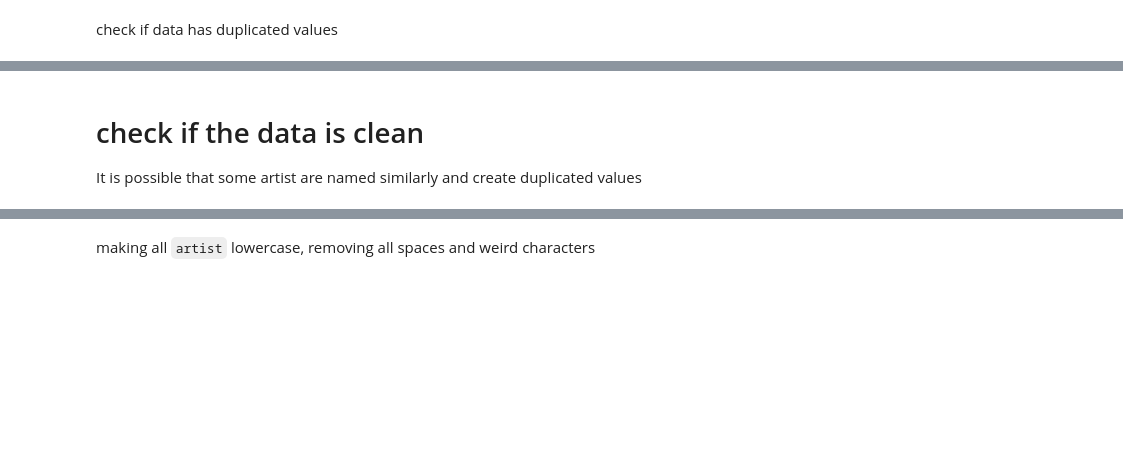
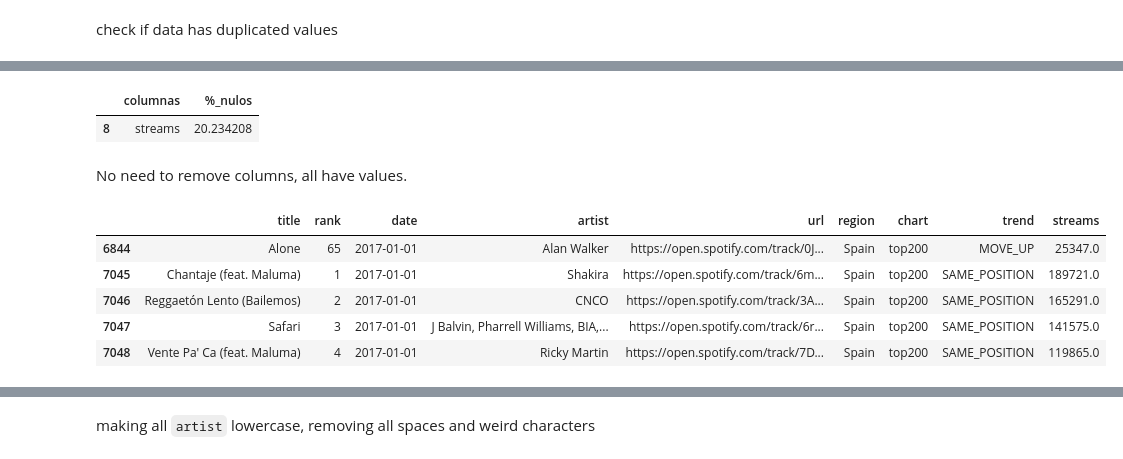
Before and after one commit to annassanchez/ETL_project, a Jupyter notebook: notebooks/1-extraction_cleaning_csv.ipynb, the cells around one changed output, grey strips where cells are left out. Saved outputs shown, nothing was run; the diff lists cells and outputs as text; code cells hidden in the pictures; blank space fills up the shorter version.

```diff
--- a/notebooks/1-extraction_cleaning_csv.ipynb
+++ b/notebooks/1-extraction_cleaning_csv.ipynb
@@ -67,3 +64,0 @@ data_new.head()
-# %% [markdown]
-# check if the data is clean
-It is possible that some artist are named similarly and create duplicated values
@@ -74,0 +65,19 @@ data_new.head()
+# %%
+nulos = (data_spain.isnull().sum() / data_spain.shape[0] * 100).reset_index()
+nulos = nulos[nulos[0] > 0]
+nulos.columns = ["columnas", "%_nulos"]
+nulos
+# %% [output]
+|  | columnas | %_nulos |
+| 8 | streams | 20.234208 |
+# %% [markdown]
+No need to remove columns, all have values.
+# %%
+data_spain.head()
+# %% [output]
+|  | title | rank | date | artist | url | region | chart | trend | streams |
+| 6844 | Alone | 65 | 2017-01-01 | Alan Walker | https://open.spotify.com/track/0J... | Spain | top200 | MOVE_UP | 25347.0 |
+| 7045 | Chantaje (feat. Maluma) | 1 | 2017-01-01 | Shakira | https://open.spotify.com/track/6m... | Spain | top200 | SAME_POSITION | 189721.0 |
+| 7046 | Reggaetón Lento (Bailemos) | 2 | 2017-01-01 | CNCO | https://open.spotify.com/track/3A... | Spain | top200 | SAME_POSITION | 165291.0 |
+| 7047 | Safari | 3 | 2017-01-01 | J Balvin, Pharrell Williams, BIA,... | https://open.spotify.com/track/6r... | Spain | top200 | SAME_POSITION | 141575.0 |
+| 7048 | Vente Pa' Ca (feat. Maluma) | 4 | 2017-01-01 | Ricky Martin | https://open.spotify.com/track/7D... | Spain | top200 | SAME_POSITION | 119865.0 |
```
Also changed, not shown: parts of 47 cells of this notebook.
